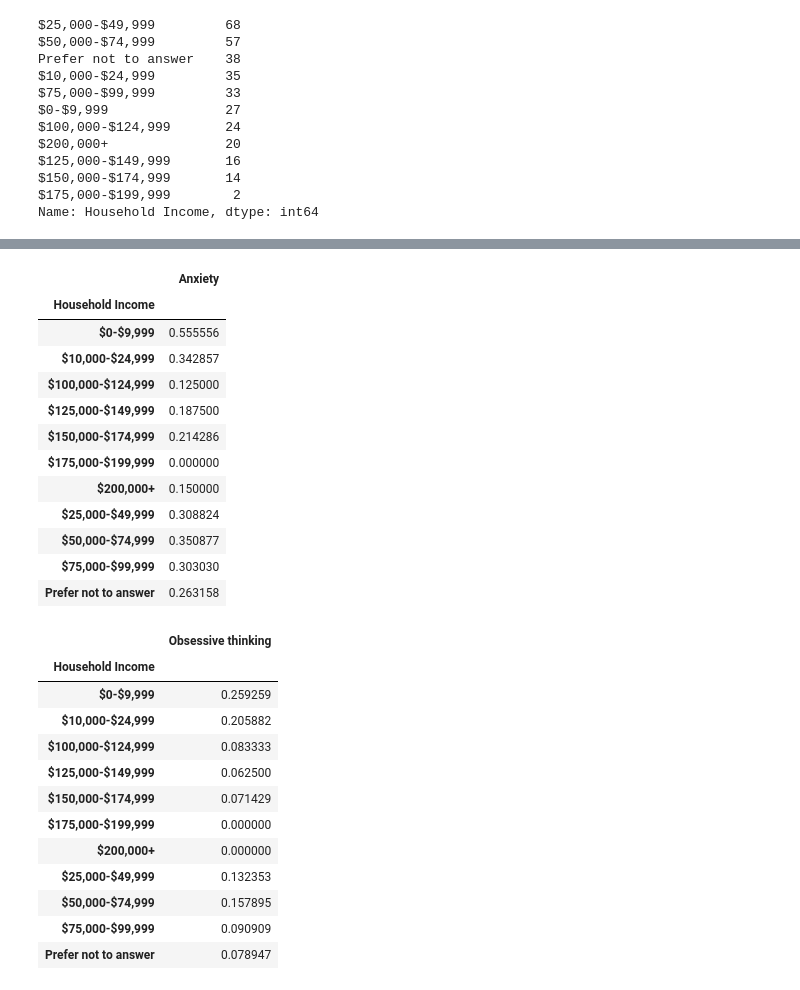
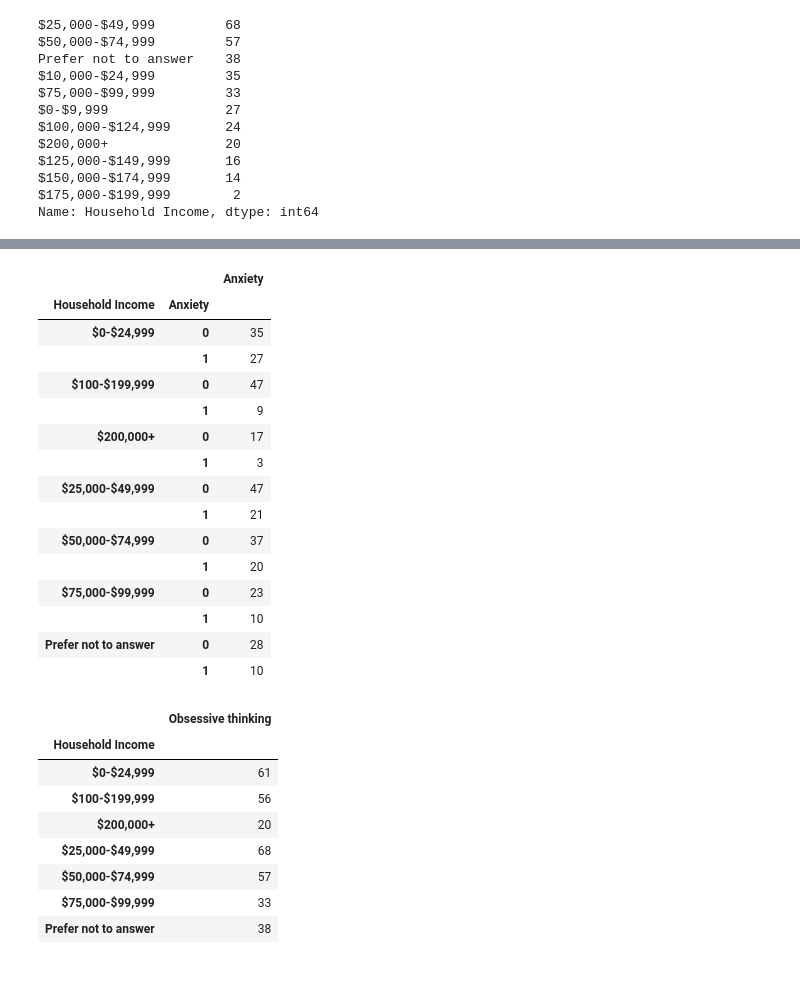
Before and after one commit to KMcLaurin12/Butler_GroupF_Project1, a Jupyter notebook: project_f.ipynb, the cells around one changed output, grey strips where cells are left out. Drawn from its saved outputs; the diff is of its cells as text; code cells hidden in the pictures.

```diff
--- a/project_f.ipynb
+++ b/project_f.ipynb
@@ -331,0 +323,7 @@ observed_hh_income_df
+# %%
+redone_unemployment_MH_df.loc[redone_unemployment_MH_df["Household Income"] =="$0-$9,999",["Household Income"]] = "$0-$24,999"
+redone_unemployment_MH_df.loc[redone_unemployment_MH_df["Household Income"] =="$10,000-$24,999",["Household Income"]] = "$0-$24,999"
+redone_unemployment_MH_df.loc[redone_unemployment_MH_df["Household Income"] =="$100,000-$124,999",["Household Income"]] = "$100-$199,999"
+redone_unemployment_MH_df.loc[redone_unemployment_MH_df["Household Income"] =="$125,000-$149,999",["Household Income"]] = "$100-$199,999"
+redone_unemployment_MH_df.loc[redone_unemployment_MH_df["Household Income"] =="$150,000-$174,999",["Household Income"]] = "$100-$199,999"
+redone_unemployment_MH_df.loc[redone_unemployment_MH_df["Household Income"] =="$175,000-$199,999",["Household Income"]] = "$100-$199,999"
@@ -343,35 +381,34 @@ observed_hh_income_df
 # %%
-hh_income_vs_anxiety_groupby = pd.DataFrame(redone_unemployment_MH_df.groupby(["Household Income"])["Anxiety"].mean())
+hh_income_vs_anxiety_groupby = pd.DataFrame(redone_unemployment_MH_df.groupby(["Household Income"])["Anxiety"].value_counts())
 hh_income_vs_anxiety_groupby
 # %% [output]
-|  | Anxiety |
-| Household Income |  |
-| $0-$9,999 | 0.555556 |
-| $10,000-$24,999 | 0.342857 |
-| $100,000-$124,999 | 0.125000 |
-| $125,000-$149,999 | 0.187500 |
-| $150,000-$174,999 | 0.214286 |
-| $175,000-$199,999 | 0.000000 |
-| $200,000+ | 0.150000 |
-| $25,000-$49,999 | 0.308824 |
-| $50,000-$74,999 | 0.350877 |
-| $75,000-$99,999 | 0.303030 |
-| Prefer not to answer | 0.263158 |
+|  |  | Anxiety |
+| Household Income | Anxiety |  |
+| $0-$24,999 | 0 | 35 |
+|  | 1 | 27 |
+| $100-$199,999 | 0 | 47 |
+|  | 1 | 9 |
+| $200,000+ | 0 | 17 |
+|  | 1 | 3 |
+| $25,000-$49,999 | 0 | 47 |
+|  | 1 | 21 |
+| $50,000-$74,999 | 0 | 37 |
+|  | 1 | 20 |
+| $75,000-$99,999 | 0 | 23 |
+|  | 1 | 10 |
+| Prefer not to answer | 0 | 28 |
+|  | 1 | 10 |
 # %%
-hh_income_vs_obs_thinking_groupby = pd.DataFrame(redone_unemployment_MH_df.groupby(["Household Income"])["Obsessive thinking"].mean())
+hh_income_vs_obs_thinking_groupby = pd.DataFrame(redone_unemployment_MH_df.groupby(["Household Income"])["Obsessive thinking"].count())
 hh_income_vs_obs_thinking_groupby
 # %% [output]
 |  | Obsessive thinking |
 | Household Income |  |
-| $0-$9,999 | 0.259259 |
-| $10,000-$24,999 | 0.205882 |
-| $100,000-$124,999 | 0.083333 |
-| $125,000-$149,999 | 0.062500 |
-| $150,000-$174,999 | 0.071429 |
-| $175,000-$199,999 | 0.000000 |
-| $200,000+ | 0.000000 |
-| $25,000-$49,999 | 0.132353 |
-| $50,000-$74,999 | 0.157895 |
-| $75,000-$99,999 | 0.090909 |
-| Prefer not to answer | 0.078947 |
+| $0-$24,999 | 61 |
+| $100-$199,999 | 56 |
+| $200,000+ | 20 |
+| $25,000-$49,999 | 68 |
+| $50,000-$74,999 | 57 |
+| $75,000-$99,999 | 33 |
+| Prefer not to answer | 38 |
 # %%
```
Also changed, not shown: parts of 43 cells of this notebook.
